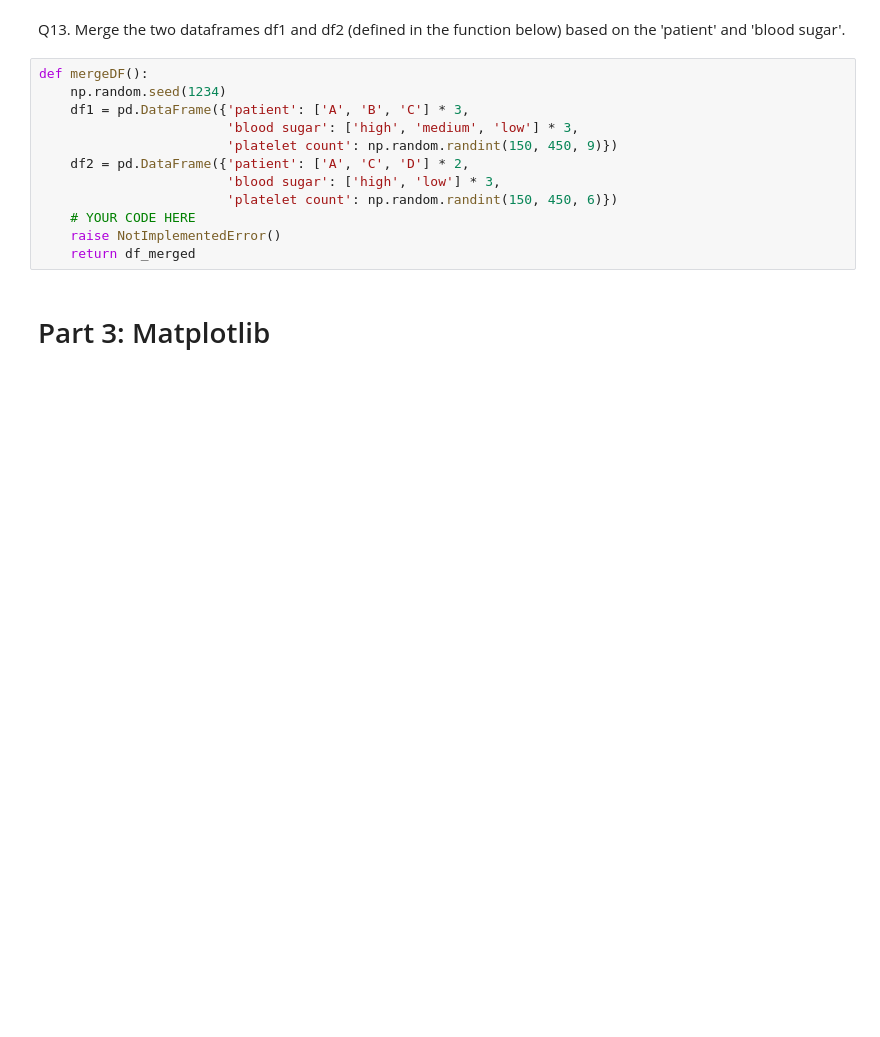
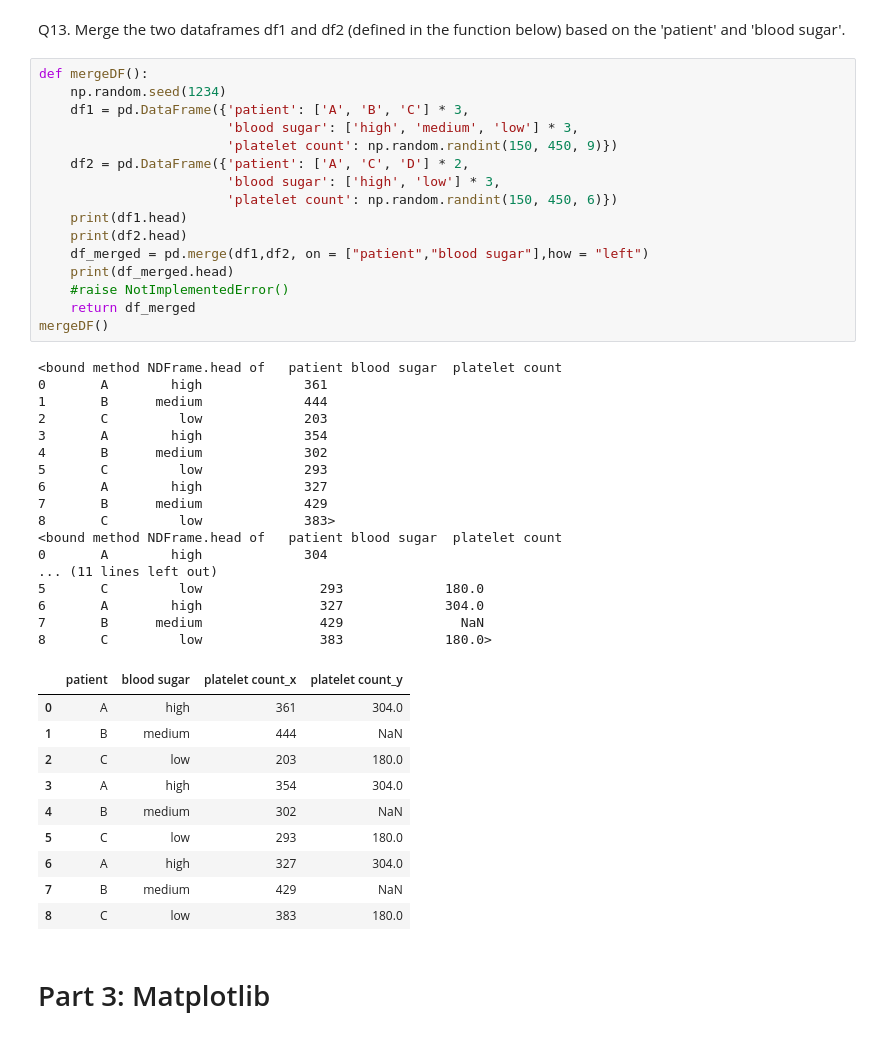
Before and after one commit to rifly18/Exercise1ML, a Jupyter notebook: ps1.ipynb, the cells around one changed output. Cells and saved outputs as stored; diff of their text form; blank space fills up the shorter version.

```diff
--- a/ps1.ipynb
+++ b/ps1.ipynb
@@ -248,15 +248,47 @@ Q13. Merge the two dataframes df1 and df2 (defined in the function below) based
 # %%
 def mergeDF():
     np.random.seed(1234)
     df1 = pd.DataFrame({'patient': ['A', 'B', 'C'] * 3,
                         'blood sugar': ['high', 'medium', 'low'] * 3,
                         'platelet count': np.random.randint(150, 450, 9)})
     df2 = pd.DataFrame({'patient': ['A', 'C', 'D'] * 2,
                         'blood sugar': ['high', 'low'] * 3,
                         'platelet count': np.random.randint(150, 450, 6)})
-    # YOUR CODE HERE
-    raise NotImplementedError()
+    print(df1.head)
+    print(df2.head)
+    df_merged = pd.merge(df1,df2, on = ["patient","blood sugar"],how = "left")
+    print(df_merged.head)
+    #raise NotImplementedError()
     return df_merged
+mergeDF()
+# %% [output]
+<bound method NDFrame.head of   patient blood sugar  platelet count
+0       A        high             361
+1       B      medium             444
+2       C         low             203
+3       A        high             354
+4       B      medium             302
+5       C         low             293
+6       A        high             327
+7       B      medium             429
+8       C         low             383>
+<bound method NDFrame.head of   patient blood sugar  platelet count
+0       A        high             304
+... (11 lines left out)
+5       C         low               293             180.0
+6       A        high               327             304.0
+7       B      medium               429               NaN
+8       C         low               383             180.0>
+|  | patient | blood sugar | platelet count_x | platelet count_y |
+| 0 | A | high | 361 | 304.0 |
+| 1 | B | medium | 444 | NaN |
+| 2 | C | low | 203 | 180.0 |
+| 3 | A | high | 354 | 304.0 |
+| 4 | B | medium | 302 | NaN |
+| 5 | C | low | 293 | 180.0 |
+| 6 | A | high | 327 | 304.0 |
+| 7 | B | medium | 429 | NaN |
+| 8 | C | low | 383 | 180.0 |
 # %% [markdown]
 # Part 3: Matplotlib
 # %%
```
